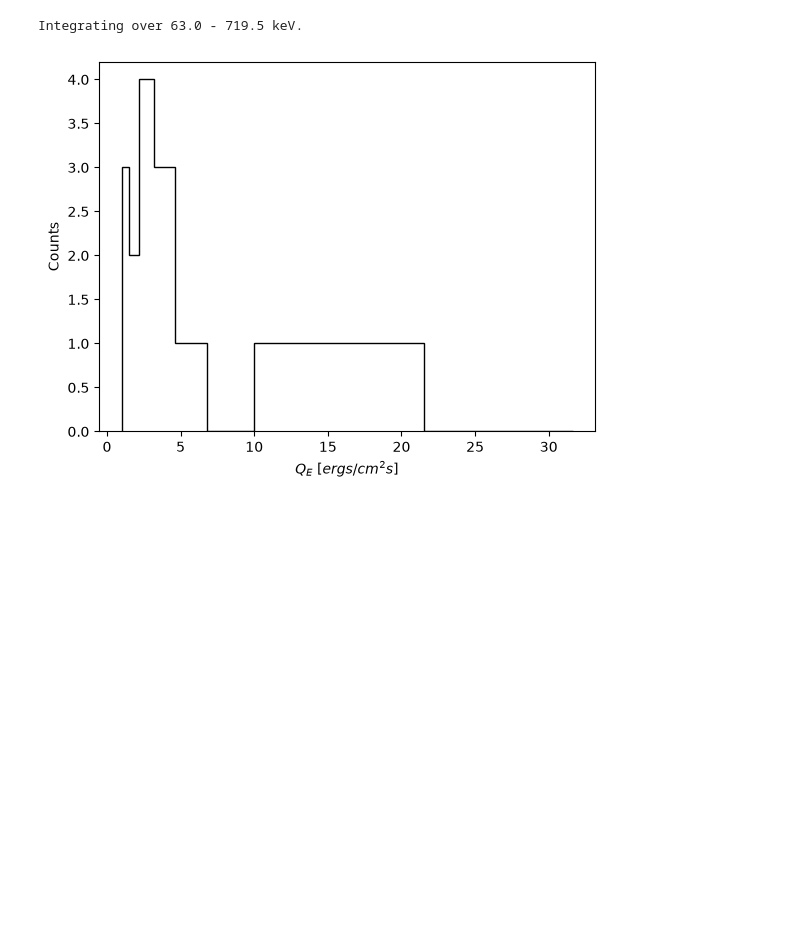
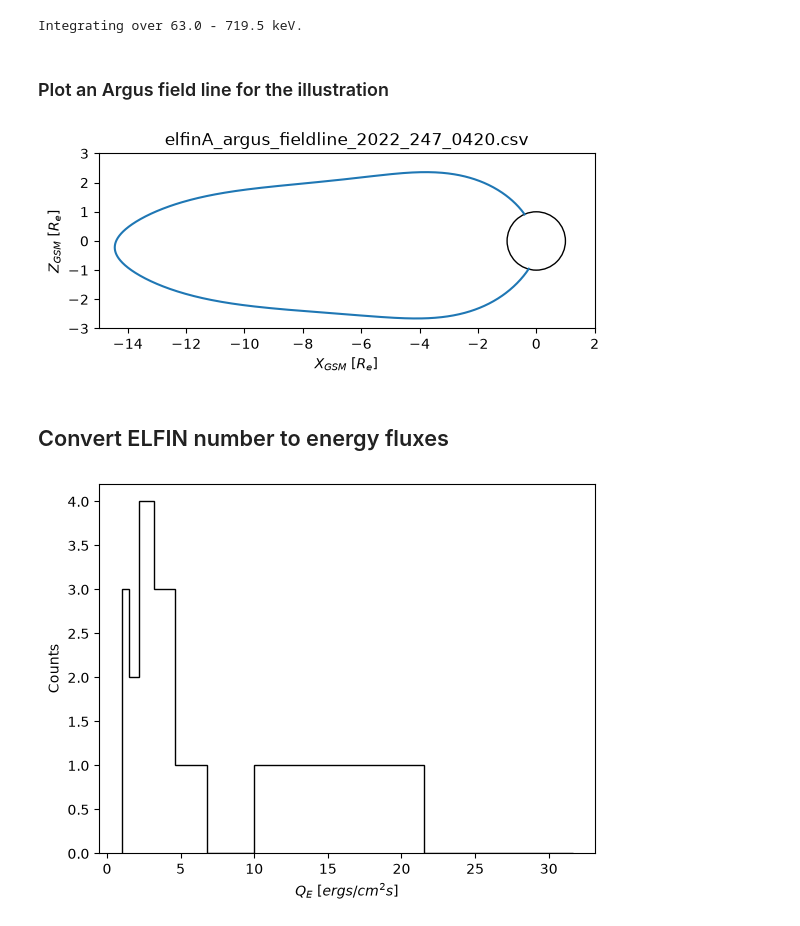
Before and after one commit to mshumko/elfinasi, a Jupyter notebook: src/20220904_substorm_study/energy_number_flux/20220904_elfin_themis_nflux_eflux.ipynb, the cells around one changed output. Drawn from its saved outputs; the diff is of its cells as text; code cells hidden in the pictures; blank space fills up the shorter version.

Commit message:
Added Grant's field line tracing file.

```diff
--- a/src/20220904_substorm_study/energy_number_flux/20220904_elfin_themis_nflux_eflux.ipynb
+++ b/src/20220904_substorm_study/energy_number_flux/20220904_elfin_themis_nflux_eflux.ipynb
@@ -134,3 +134,26 @@ themis_mapped_state = {'a':map_themis('a', [str(i) for i in elfin_spectra_time_r
+# %% [markdown]
+### Plot an Argus field line for the illustration
+# %%
+argus_filename = 'elfinA_argus_fieldline_2022_247_0420.csv'
+argus_fl = pd.read_csv(elfinasi.data_dir / argus_filename, skipinitialspace=True)
+# %%
+circle = plt.Circle((0, 0), 1, edgecolor='k', fill=False, linewidth=1)
+fig, ax = plt.subplots()
+ax.plot(argus_fl['line_x_gsm_re'], argus_fl['line_z_gsm_re'])
+ax.add_patch(circle)
+
+ax.set(
+    xlabel=f'$X_{{GSM}}$ [$R_{{e}}$]',
+    ylabel=f'$Z_{{GSM}}$ [$R_{{e}}$]',
+    xlim=(-15, 2),
+    ylim=(-3, 3),
+    aspect='equal',
+    title=argus_filename
+    );
+# %% [output]
+[figure, added]
+# %% [markdown]
+## Convert ELFIN number to energy fluxes
 # %%
 energy_widths_mev = (pad_obj_eflux.energy_widths[:, 1]-pad_obj_eflux.energy_widths[:, 0])/1E3
 elfin_eflux_ergs = KEV_ERG_FACTOR*PRECIPITATION_SOLID_ANGLE*(pad_obj_eflux.blc - pad_obj_eflux.ablc)*energy_widths_mev
```
Also changed, not shown: parts of 6 cells of this notebook, 10 other files.
